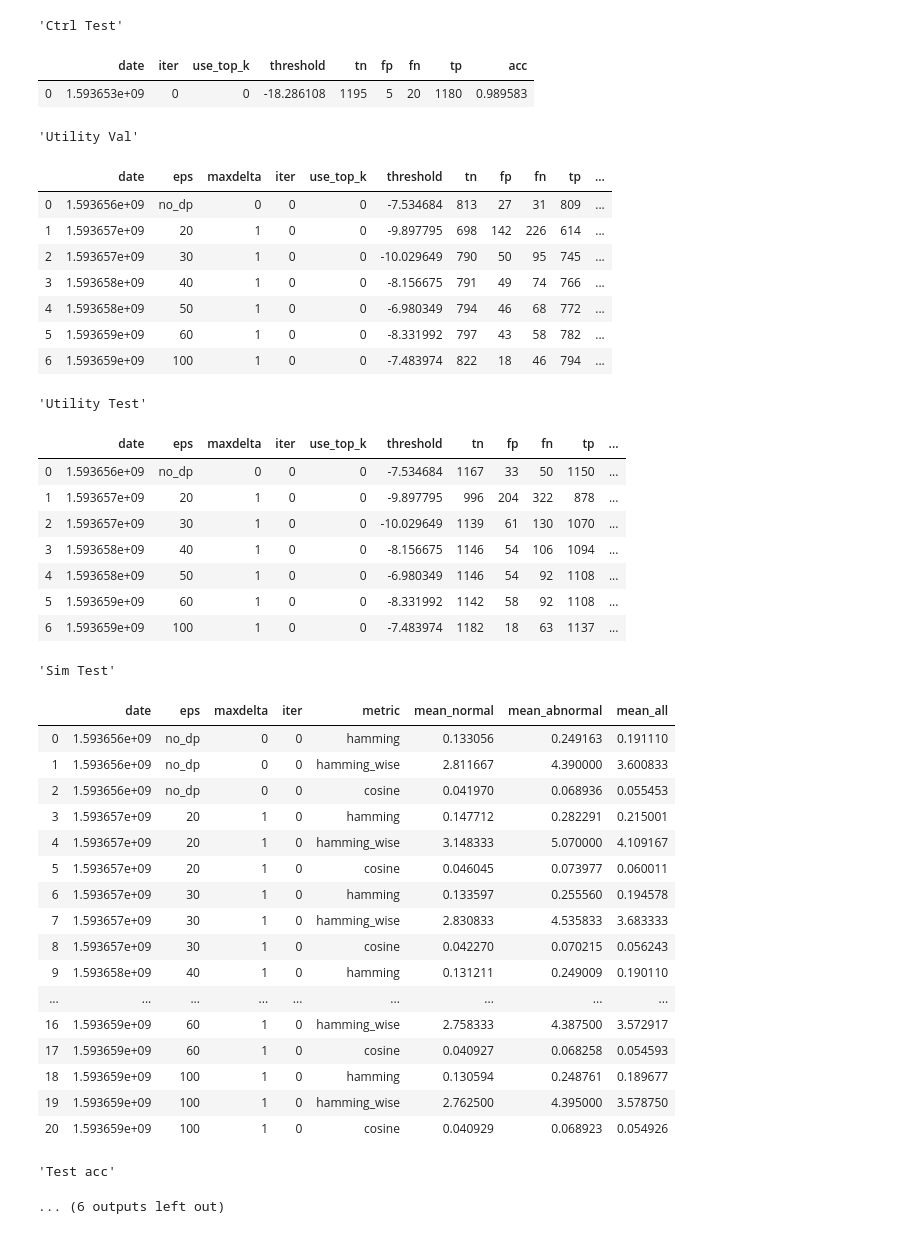
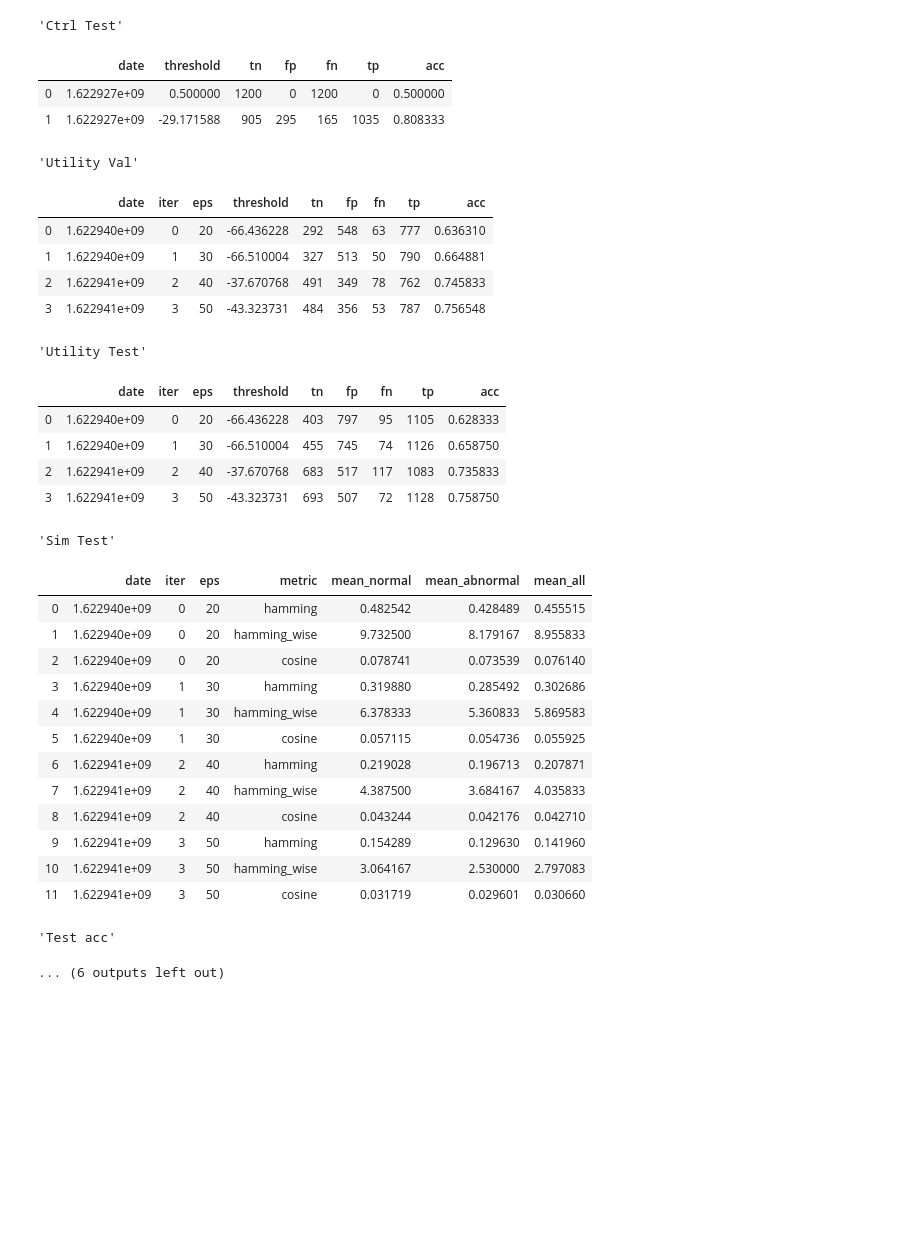
Before and after one commit to ramiroviszan/dp-gem, a Jupyter notebook: result_visualization.ipynb, the cells around one changed output. Saved outputs shown, nothing was run; the diff lists cells and outputs as text; code cells hidden in the pictures; blank space fills up the shorter version.

```diff
--- a/result_visualization.ipynb
+++ b/result_visualization.ipynb
@@ -60,7 +60,7 @@ def process_res(exp_name, show_tables=False, utility_metric="acc", privacy_loss_
     legend = plot_exp_res(exp_name, *tables, utility_metric, privacy_loss_metric)
     return legend
 # %%
-exps = ['exp_6_1']
+exps = ['deeplog2_a']
 plot_lengends = []
 for exp_name in exps:
     display(exp_name)
@@ -129,7 +108,7 @@ plt.show()
 'Test acc'
 ... (6 outputs left out)
 # %%
-exps = ['exp_4_3']
+exps = ['deeplog2_b']
 plot_lengends = []
 for exp_name in exps:
     display(exp_name)
@@ -146,42 +126,33 @@ plt.show()
 'Ctrl Test'
-|  | date | iter | use_top_k | threshold | tn | fp | fn | tp | acc |
-| 0 | 1.593653e+09 | 0 | 0 | -18.286108 | 1195 | 5 | 20 | 1180 | 0.989583 |
+|  | date | threshold | tn | fp | fn | tp | acc |
+| 0 | 1.622927e+09 | 0.500000 | 1200 | 0 | 1200 | 0 | 0.500000 |
+| 1 | 1.622927e+09 | -29.171588 | 905 | 295 | 165 | 1035 | 0.808333 |
 'Utility Val'
-|  | date | eps | maxdelta | iter | use_top_k | threshold | tn | fp | fn | tp | ... |
-| 0 | 1.593656e+09 | no_dp | 0 | 0 | 0 | -7.534684 | 813 | 27 | 31 | 809 | ... |
-| 1 | 1.593657e+09 | 20 | 1 | 0 | 0 | -9.897795 | 698 | 142 | 226 | 614 | ... |
-| 2 | 1.593657e+09 | 30 | 1 | 0 | 0 | -10.029649 | 790 | 50 | 95 | 745 | ... |
-| 3 | 1.593658e+09 | 40 | 1 | 0 | 0 | -8.156675 | 791 | 49 | 74 | 766 | ... |
-| 4 | 1.593658e+09 | 50 | 1 | 0 | 0 | -6.980349 | 794 | 46 | 68 | 772 | ... |
-| 5 | 1.593659e+09 | 60 | 1 | 0 | 0 | -8.331992 | 797 | 43 | 58 | 782 | ... |
-| 6 | 1.593659e+09 | 100 | 1 | 0 | 0 | -7.483974 | 822 | 18 | 46 | 794 | ... |
+|  | date | iter | eps | threshold | tn | fp | fn | tp | acc |
+| 0 | 1.622940e+09 | 0 | 20 | -66.436228 | 292 | 548 | 63 | 777 | 0.636310 |
+| 1 | 1.622940e+09 | 1 | 30 | -66.510004 | 327 | 513 | 50 | 790 | 0.664881 |
+| 2 | 1.622941e+09 | 2 | 40 | -37.670768 | 491 | 349 | 78 | 762 | 0.745833 |
+| 3 | 1.622941e+09 | 3 | 50 | -43.323731 | 484 | 356 | 53 | 787 | 0.756548 |
 'Utility Test'
-|  | date | eps | maxdelta | iter | use_top_k | threshold | tn | fp | fn | tp | ... |
-| 0 | 1.593656e+09 | no_dp | 0 | 0 | 0 | -7.534684 | 1167 | 33 | 50 | 1150 | ... |
-| 1 | 1.593657e+09 | 20 | 1 | 0 | 0 | -9.897795 | 996 | 204 | 322 | 878 | ... |
-| 2 | 1.593657e+09 | 30 | 1 | 0 | 0 | -10.029649 | 1139 | 61 | 130 | 1070 | ... |
-| 3 | 1.593658e+09 | 40 | 1 | 0 | 0 | -8.156675 | 1146 | 54 | 106 | 1094 | ... |
-| 4 | 1.593658e+09 | 50 | 1 | 0 | 0 | -6.980349 | 1146 | 54 | 92 | 1108 | ... |
-| 5 | 1.593659e+09 | 60 | 1 | 0 | 0 | -8.331992 | 1142 | 58 | 92 | 1108 | ... |
-| 6 | 1.593659e+09 | 100 | 1 | 0 | 0 | -7.483974 | 1182 | 18 | 63 | 1137 | ... |
+|  | date | iter | eps | threshold | tn | fp | fn | tp | acc |
+| 0 | 1.622940e+09 | 0 | 20 | -66.436228 | 403 | 797 | 95 | 1105 | 0.628333 |
+| 1 | 1.622940e+09 | 1 | 30 | -66.510004 | 455 | 745 | 74 | 1126 | 0.658750 |
+| 2 | 1.622941e+09 | 2 | 40 | -37.670768 | 683 | 517 | 117 | 1083 | 0.735833 |
+| 3 | 1.622941e+09 | 3 | 50 | -43.323731 | 693 | 507 | 72 | 1128 | 0.758750 |
 'Sim Test'
-|  | date | eps | maxdelta | iter | metric | mean_normal | mean_abnormal | mean_all |
-| 0 | 1.593656e+09 | no_dp | 0 | 0 | hamming | 0.133056 | 0.249163 | 0.191110 |
-| 1 | 1.593656e+09 | no_dp | 0 | 0 | hamming_wise | 2.811667 | 4.390000 | 3.600833 |
-| 2 | 1.593656e+09 | no_dp | 0 | 0 | cosine | 0.041970 | 0.068936 | 0.055453 |
-| 3 | 1.593657e+09 | 20 | 1 | 0 | hamming | 0.147712 | 0.282291 | 0.215001 |
-| 4 | 1.593657e+09 | 20 | 1 | 0 | hamming_wise | 3.148333 | 5.070000 | 4.109167 |
-| 5 | 1.593657e+09 | 20 | 1 | 0 | cosine | 0.046045 | 0.073977 | 0.060011 |
-| 6 | 1.593657e+09 | 30 | 1 | 0 | hamming | 0.133597 | 0.255560 | 0.194578 |
-| 7 | 1.593657e+09 | 30 | 1 | 0 | hamming_wise | 2.830833 | 4.535833 | 3.683333 |
-| 8 | 1.593657e+09 | 30 | 1 | 0 | cosine | 0.042270 | 0.070215 | 0.056243 |
-| 9 | 1.593658e+09 | 40 | 1 | 0 | hamming | 0.131211 | 0.249009 | 0.190110 |
-| ... | ... | ... | ... | ... | ... | ... | ... | ... |
-| 16 | 1.593659e+09 | 60 | 1 | 0 | hamming_wise | 2.758333 | 4.387500 | 3.572917 |
-| 17 | 1.593659e+09 | 60 | 1 | 0 | cosine | 0.040927 | 0.068258 | 0.054593 |
-| 18 | 1.593659e+09 | 100 | 1 | 0 | hamming | 0.130594 | 0.248761 | 0.189677 |
-| 19 | 1.593659e+09 | 100 | 1 | 0 | hamming_wise | 2.762500 | 4.395000 | 3.578750 |
-| 20 | 1.593659e+09 | 100 | 1 | 0 | cosine | 0.040929 | 0.068923 | 0.054926 |
+|  | date | iter | eps | metric | mean_normal | mean_abnormal | mean_all |
+| 0 | 1.622940e+09 | 0 | 20 | hamming | 0.482542 | 0.428489 | 0.455515 |
+| 1 | 1.622940e+09 | 0 | 20 | hamming_wise | 9.732500 | 8.179167 | 8.955833 |
+| 2 | 1.622940e+09 | 0 | 20 | cosine | 0.078741 | 0.073539 | 0.076140 |
+| 3 | 1.622940e+09 | 1 | 30 | hamming | 0.319880 | 0.285492 | 0.302686 |
+| 4 | 1.622940e+09 | 1 | 30 | hamming_wise | 6.378333 | 5.360833 | 5.869583 |
+| 5 | 1.622940e+09 | 1 | 30 | cosine | 0.057115 | 0.054736 | 0.055925 |
+| 6 | 1.622941e+09 | 2 | 40 | hamming | 0.219028 | 0.196713 | 0.207871 |
+| 7 | 1.622941e+09 | 2 | 40 | hamming_wise | 4.387500 | 3.684167 | 4.035833 |
+| 8 | 1.622941e+09 | 2 | 40 | cosine | 0.043244 | 0.042176 | 0.042710 |
+| 9 | 1.622941e+09 | 3 | 50 | hamming | 0.154289 | 0.129630 | 0.141960 |
+| 10 | 1.622941e+09 | 3 | 50 | hamming_wise | 3.064167 | 2.530000 | 2.797083 |
+| 11 | 1.622941e+09 | 3 | 50 | cosine | 0.031719 | 0.029601 | 0.030660 |
 'Test acc'
 ... (6 outputs left out)
 # %%
```
Also changed, not shown: parts of 3 cells of this notebook, 5 other files.
